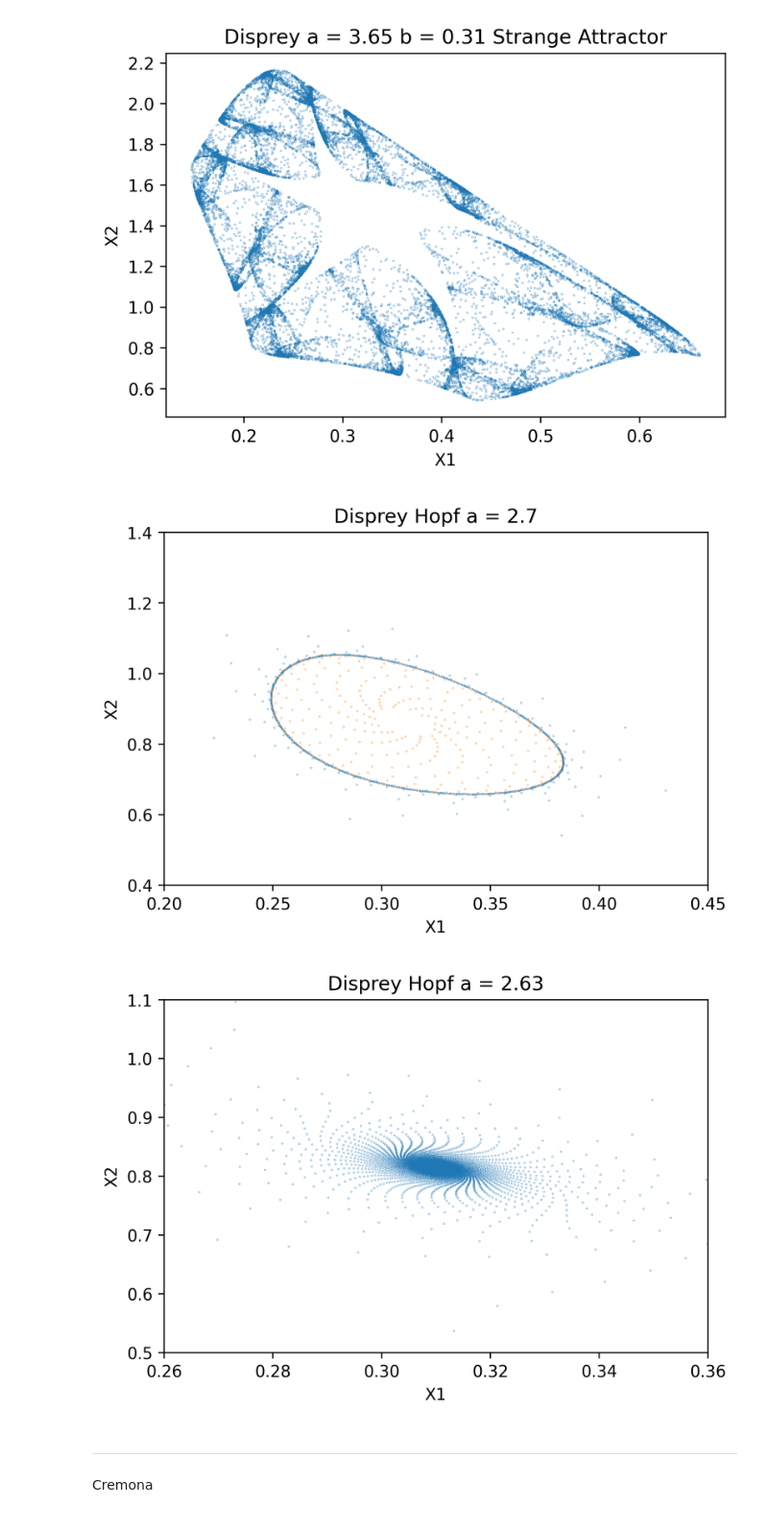
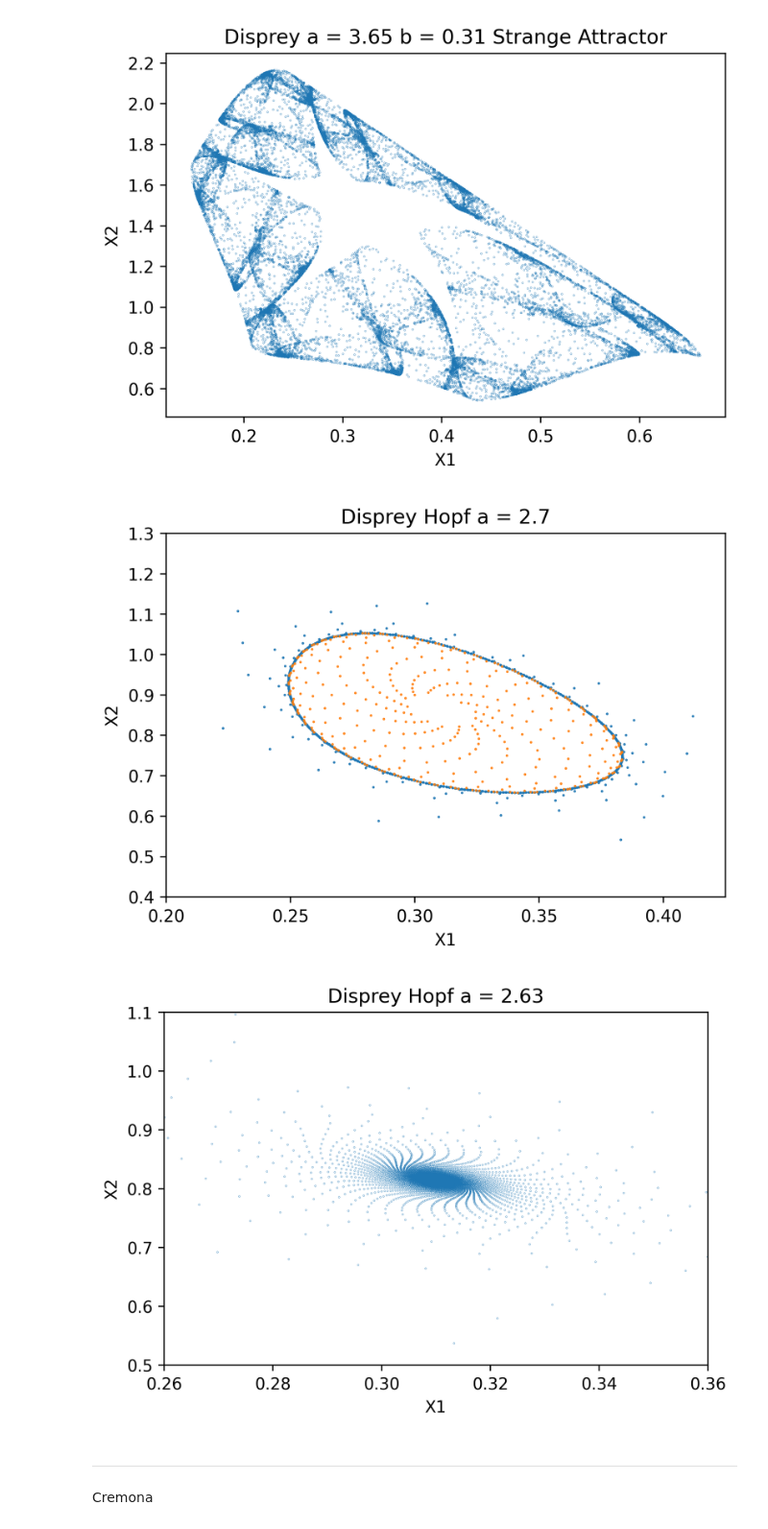
Before and after one commit to GastonRAraujo/Sistemas-discretos, a Jupyter notebook: MiniProyecto.ipynb, the cells around one changed output. Shown at 96% size. Cells and saved outputs as stored; diff of their text form; code cells hidden in the pictures.

```diff
--- a/MiniProyecto.ipynb
+++ b/MiniProyecto.ipynb
@@ -181,38 +181,39 @@ a = 3.43
 b = 0.31
 
 
 t0 = 100
 
 
 #Memoria ---------------------------------
 #Las primeras iteraciones seran descartadas
 Cond_ini = [[0.5,1],[0.3,0.9]]
 
 
 x,y=Disprey_Cicle(0.5,1,2.7,b,1000)
 x1,y1=Disprey_Cicle(0.3,0.9,2.7,b,400)
 plt.figure(dpi=300)
-plt.scatter(x,y, s = 0.1, marker='.')
-plt.scatter(x1,y1, s = 0.1, marker='.')
-plt.xlim(0.2,0.45)
-plt.ylim(0.4,1.4)
+plt.scatter(x,y, s = 0.25)
+plt.scatter(x1,y1, s = 0.25)
+plt.xlim(0.2,0.425)
+plt.ylim(0.4,1.3)
+plt.locator_params(axis = 'x', nbins = 5)
 plt.xlabel("X1")
 plt.ylabel("X2")
 plt.title("Disprey Hopf a = 2.7")
 plt.show()
 
 x,y = Disprey_Cicle(0.5,1,2.63,b,20000)
 plt.figure(dpi=300)
 plt.scatter(x,y, alpha = 1, s = 0.1, marker='.')
 #Disprey_Cicle(0.312,0.82,2.63,b,1000000)
 plt.xlim(0.26,0.36)
 plt.ylim(0.5,1.1)
 plt.xlabel("X1")
 plt.ylabel("X2")
 plt.title("Disprey Hopf a = 2.63")
 plt.show()
 # %% [output]
-[figure, old version]
+[figure, new version]
 [figure]
 # %% [markdown]
 
```
